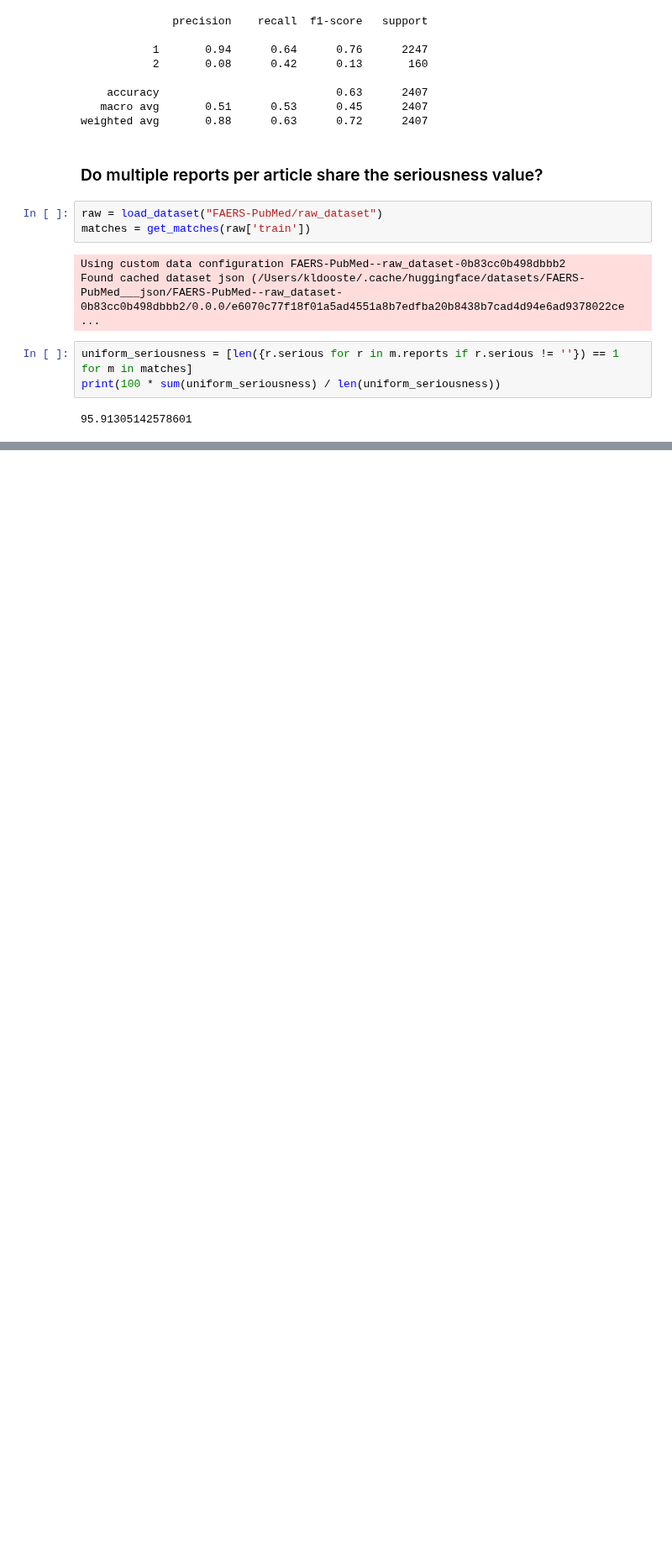
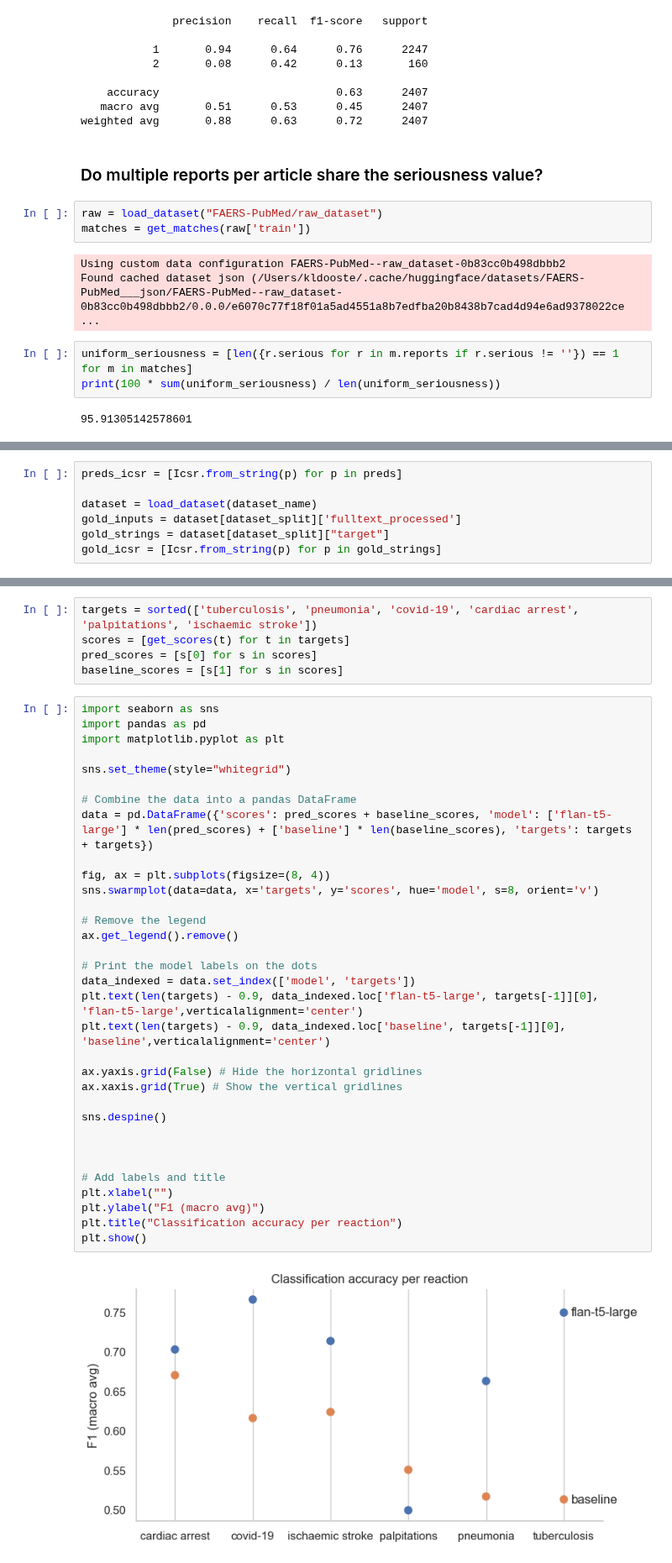
Before and after one commit to KarelDO/BioDEX, a Jupyter notebook: tasks/icsr_extraction/seriousness_metrics.ipynb, the cells around one changed output, grey strips where cells are left out. Shown at 84% size. Drawn from its saved outputs; the diff is of its cells as text; blank space fills up the shorter version.

Commit message:
classification utility

```diff
--- a/tasks/icsr_extraction/seriousness_metrics.ipynb
+++ b/tasks/icsr_extraction/seriousness_metrics.ipynb
@@ -104,0 +106,7 @@ print(100 * sum(uniform_seriousness) / len(uniform_seriousness))
+# %%
+preds_icsr = [Icsr.from_string(p) for p in preds]
+
+dataset = load_dataset(dataset_name)
+gold_inputs = dataset[dataset_split]['fulltext_processed']
+gold_strings = dataset[dataset_split]["target"]
+gold_icsr = [Icsr.from_string(p) for p in gold_strings]
@@ -104,0 +153,40 @@ print(100 * sum(uniform_seriousness) / len(uniform_seriousness))
+# %%
+targets = sorted(['tuberculosis', 'pneumonia', 'covid-19', 'cardiac arrest', 'palpitations', 'ischaemic stroke'])
+scores = [get_scores(t) for t in targets]
+pred_scores = [s[0] for s in scores]
+baseline_scores = [s[1] for s in scores]
+# %%
+import seaborn as sns
+import pandas as pd
+import matplotlib.pyplot as plt
+
+sns.set_theme(style="whitegrid")
+
+# Combine the data into a pandas DataFrame
+data = pd.DataFrame({'scores': pred_scores + baseline_scores, 'model': ['flan-t5-large'] * len(pred_scores) + ['baseline'] * len(baseline_scores), 'targets': targets + targets})
+
+fig, ax = plt.subplots(figsize=(8, 4))
+sns.swarmplot(data=data, x='targets', y='scores', hue='model', s=8, orient='v')
+
+# Remove the legend
+ax.get_legend().remove()
+
+# Print the model labels on the dots
+data_indexed = data.set_index(['model', 'targets'])
+plt.text(len(targets) - 0.9, data_indexed.loc['flan-t5-large', targets[-1]][0], 'flan-t5-large',verticalalignment='center')
+plt.text(len(targets) - 0.9, data_indexed.loc['baseline', targets[-1]][0], 'baseline',verticalalignment='center')
+
+ax.yaxis.grid(False) # Hide the horizontal gridlines
+ax.xaxis.grid(True) # Show the vertical gridlines
+
+sns.despine()
+
+
+
+# Add labels and title
+plt.xlabel("")
+plt.ylabel("F1 (macro avg)")
+plt.title("Classification accuracy per reaction")
+plt.show()
+# %% [output]
+[figure, added]
```
Also changed, not shown: parts of 9 cells of this notebook.
